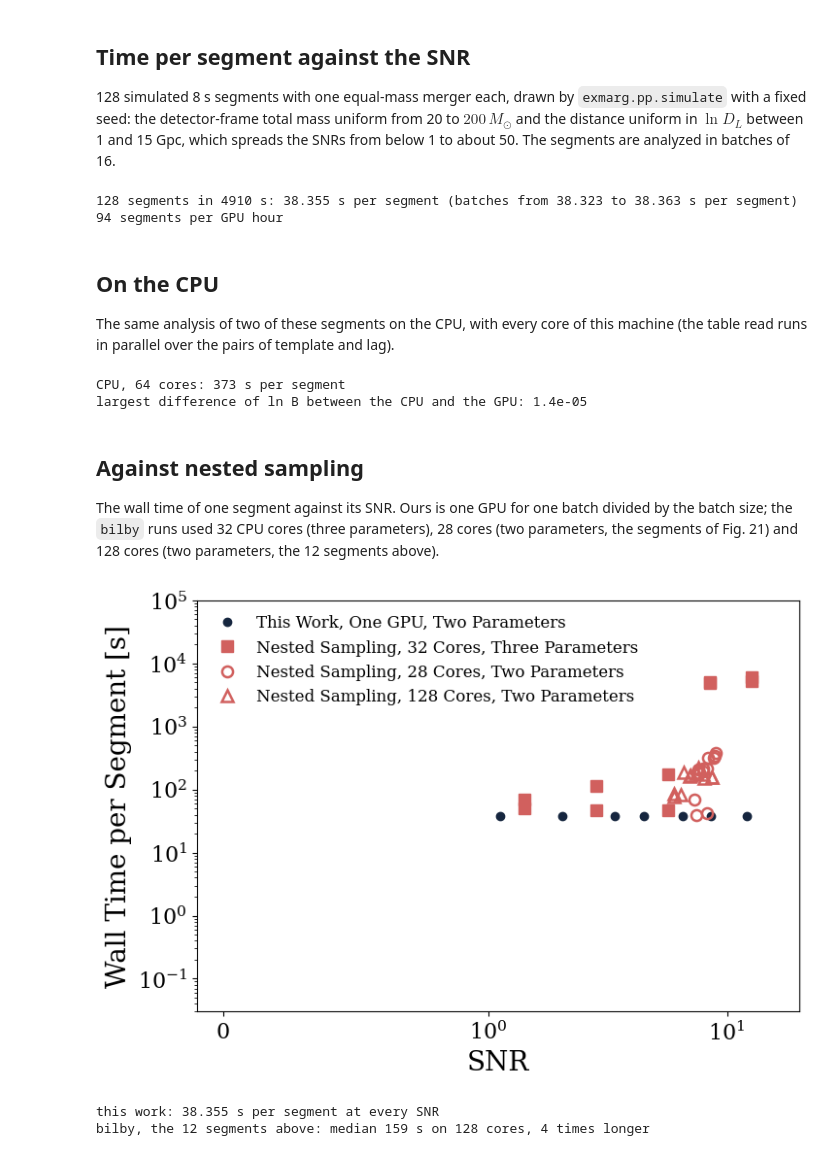
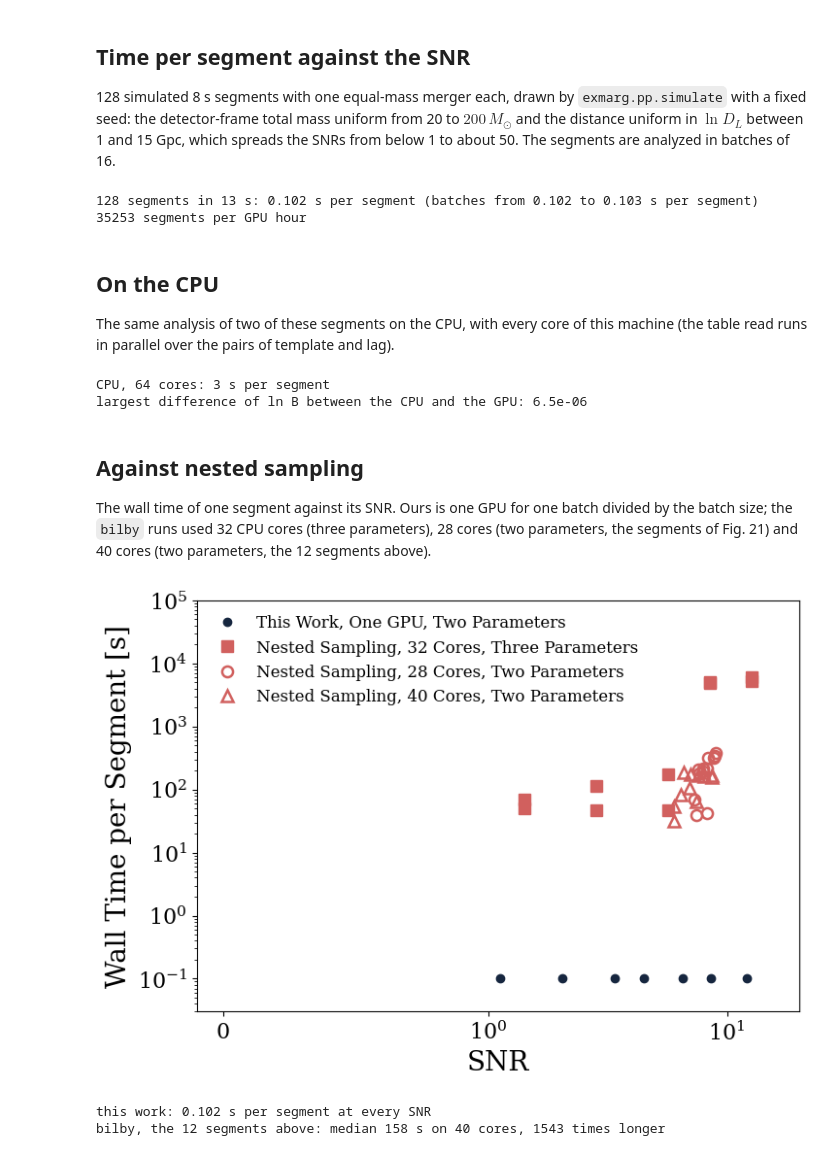
Before and after one commit to dmatter1391/exmarg, a Jupyter notebook: notebooks/05_speed.ipynb, the cells around one changed output. Cells and saved outputs as stored; diff of their text form; code cells hidden in the pictures.

```diff
--- a/notebooks/05_speed.ipynb
+++ b/notebooks/05_speed.ipynb
@@ -111,7 +117,8 @@ exmarg.detectors.set_curve('o4_gw250207')
 draw = lambda rng: (rng.uniform(20.0, 200.0), 1.0, 0.0)
 draw_distance = lambda rng: search.D0 / np.exp(rng.uniform(np.log(1000.0), np.log(15000.0)))     # y = D0 / D_L
 segments, truth, snr = exmarg.pp.simulate(128, 20261020, draw, draw_distance, 8.0, 20.0, 512.0)
-templates = search.mass_bank('../data/banks/two_parameters.npy', segments, 'gpu')
+bank = np.geomspace(20.0, 200.0, 120)              # the masses of the analysis of the paper
+templates = search.mass_bank(bank, segments, 'gpu')
 search.pe_redshift(segments, templates, store, rows=[0], **fast)
 
 order = np.argsort(snr)
@@ -129,8 +136,8 @@ print('%d segments in %.0f s: %.3f s per segment (batches from %.3f to %.3f s pe
       % (snr.size, total, total / snr.size, per_segment.min(), per_segment.max()))
 print('%.0f segments per GPU hour' % (3600 * snr.size / total))
 # %% [output]
-128 segments in 4910 s: 38.355 s per segment (batches from 38.323 to 38.363 s per segment)
-94 segments per GPU hour
+128 segments in 13 s: 0.102 s per segment (batches from 0.102 to 0.103 s per segment)
+35253 segments per GPU hour
 # %% [markdown]
 ## On the CPU
 
@@ -139,7 +146,7 @@ over the pairs of template and lag).
 # %%
 import numba
 store_cpu = search.load_redshift_store('../tables/redshift', mmap=True)
-templates_cpu = search.mass_bank('../data/banks/two_parameters.npy', segments, 'cpu')
+templates_cpu = search.mass_bank(bank, segments, 'cpu')
 rows = list(order[-2:])
 search.pe_redshift(segments, templates_cpu, store_cpu, rows=rows[:1])       # compiles the CPU kernel
 start = time.time()
@@ -149,44 +156,44 @@ result_gpu = search.pe_redshift(segments, templates, store, rows=rows, **fast)
 print('CPU, %d cores: %.0f s per segment' % (numba.get_num_threads(), seconds / len(rows)))
 print('largest difference of ln B between the CPU and the GPU: %.1e' % np.abs(result_cpu['ln_b'] - result_gpu['ln_b']).max())
 # %% [output]
-CPU, 64 cores: 373 s per segment
-largest difference of ln B between the CPU and the GPU: 1.4e-05
+CPU, 64 cores: 3 s per segment
+largest difference of ln B between the CPU and the GPU: 6.5e-06
 # %% [markdown]
 ## Against nested sampling
 
 The wall time of one segment against its SNR. Ours is one GPU for one batch divided by the batch size; the `bilby` runs
-used 32 CPU cores (three parameters), 28 cores (two parameters, the segments of Fig. 21) and 128 cores (two parameters,
+used 32 CPU cores (three parameters), 28 cores (two parameters, the segments of Fig. 21) and 40 cores (two parameters,
 the 12 segments above).
 # %%
 runs = np.load('../data/results/bilby_runs.npz')
 three = np.load('../data/segments/three_parameters.npz')['snr'][:len(runs['three_parameters_wall_seconds'])]
 two = np.load('../data/segments/two_parameters.npz')['snr']
 comparison = np.load('../data/segments/bilby_comparison.npz')['snr']
 valid = three <= 15
 
 figstyle.apply()
 fig, ax = plt.subplots(figsize=(8, 5.5))
 ax.plot(batch_snr, per_segment, 'o', color=figstyle.NAVY, ms=6, label='This Work, One GPU, Two Parameters')
 ax.plot(three[valid], runs['three_parameters_wall_seconds'][valid], 's', color=figstyle.RED, ms=8,
         label='Nested Sampling, 32 Cores, Three Parameters')
 ax.plot(two, runs['two_parameters_wall_seconds'][:two.size], 'o', mfc='none', mec=figstyle.RED, mew=1.8, ms=8,
         label='Nested Sampling, 28 Cores, Two Parameters')
 ax.plot(comparison, bilby['wall_seconds'], '^', mfc='none', mec=figstyle.RED, mew=1.8, ms=8,
-        label='Nested Sampling, 128 Cores, Two Parameters')
+        label='Nested Sampling, %d Cores, Two Parameters' % bilby['cpu_cores'][0])
 ax.set_xscale('symlog', linthresh=1)
 ax.set_xlim(-0.1, 20)
 ax.set_yscale('log')
 ax.set_ylim(0.03, 1e5)
 ax.set_xlabel('SNR')
 ax.set_ylabel('Wall Time per Segment [s]')
 ax.legend(frameon=False, loc='upper left', fontsize=12)
 plt.show()
 
 ours = total / snr.size
 print('this work: %.3f s per segment at every SNR' % ours)
-print('bilby, the 12 segments above: median %.0f s on 128 cores, %.0f times longer'
-      % (np.median(bilby['wall_seconds']), np.median(bilby['wall_seconds']) / ours))
+print('bilby, the 12 segments above: median %.0f s on %d cores, %.0f times longer'
+      % (np.median(bilby['wall_seconds']), bilby['cpu_cores'][0], np.median(bilby['wall_seconds']) / ours))
 # %% [output]
-[figure, old version]
+[figure, new version]
-this work: 38.355 s per segment at every SNR
-bilby, the 12 segments above: median 159 s on 128 cores, 4 times longer
+this work: 0.102 s per segment at every SNR
+bilby, the 12 segments above: median 158 s on 40 cores, 1543 times longer
```
Also changed, not shown: parts of 3 cells of this notebook, 4 other files.
